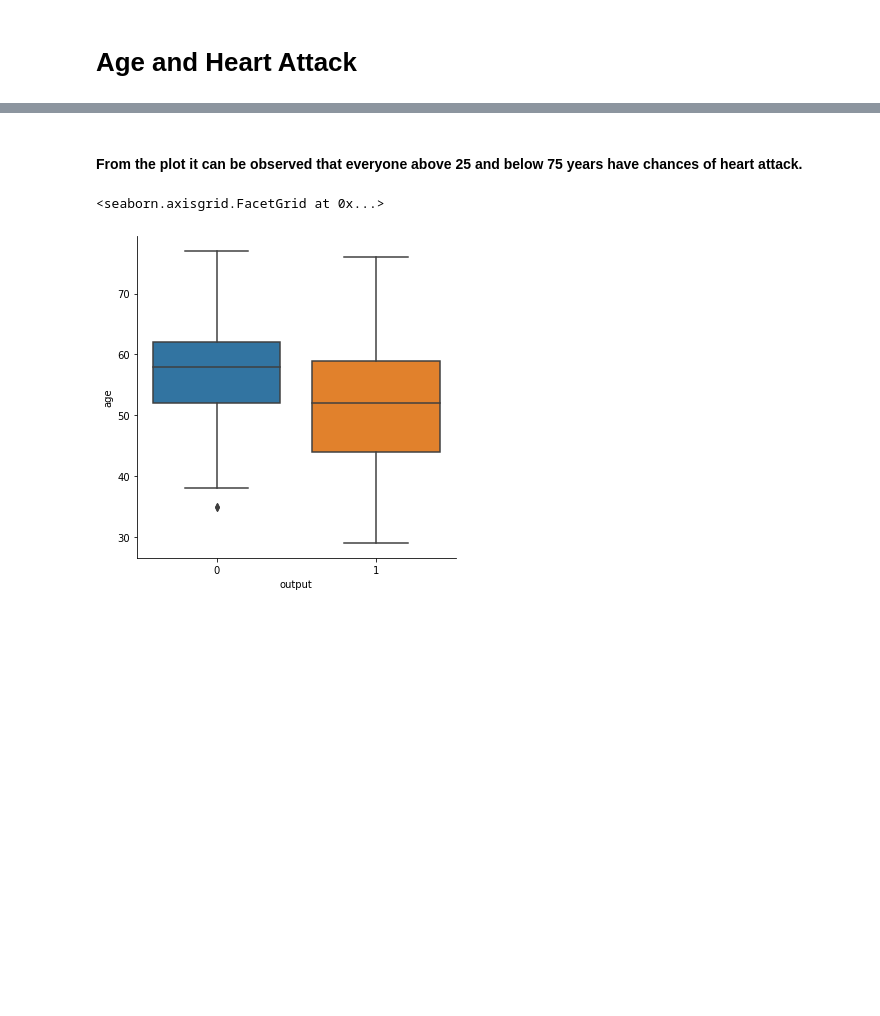
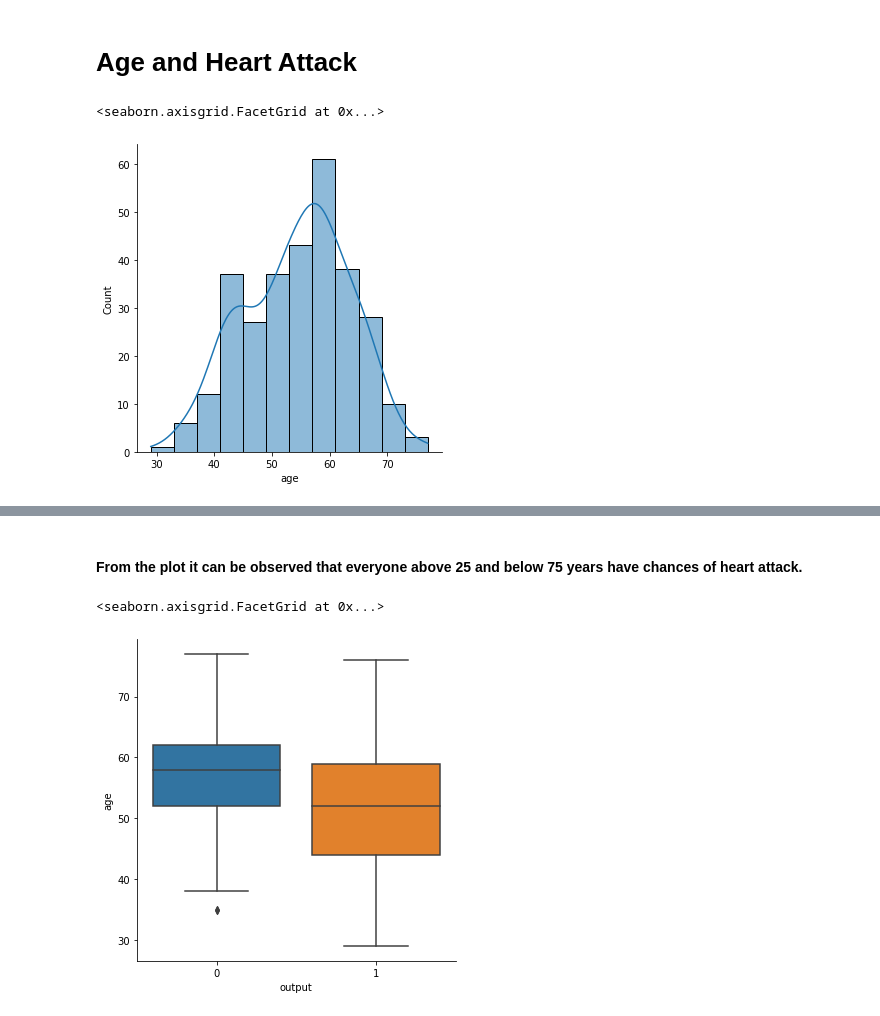
Before and after one commit to tawsif-hasan/Heart_Disease_prediction, a Jupyter notebook: heart_attack_prediction.ipynb, the cells around one changed output, grey strips where cells are left out. Saved outputs shown, nothing was run; the diff lists cells and outputs as text; code cells hidden in the pictures; blank space fills up the shorter version.

```diff
--- a/heart_attack_prediction.ipynb
+++ b/heart_attack_prediction.ipynb
@@ -60,5 +79,10 @@ heart_df.describe()
 # %% [markdown]
 # Age and Heart Attack
+# %%
+sns.displot(heart_df.age,kde=True)
+# %% [output]
+<seaborn.axisgrid.FacetGrid at 0x...>
+[figure, added]
 # %%
 sns.catplot(x="output",y="age",data=heart_df)
 # %% [output]
```
Also changed, not shown: parts of 51 cells of this notebook, 2 other files.
